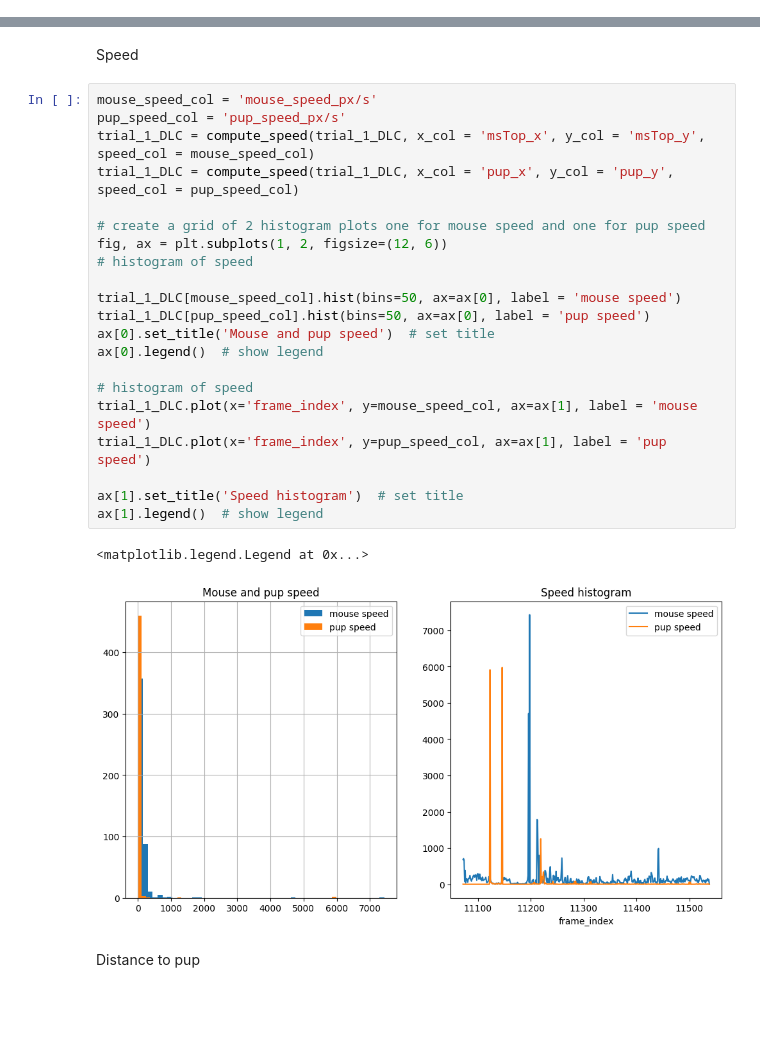
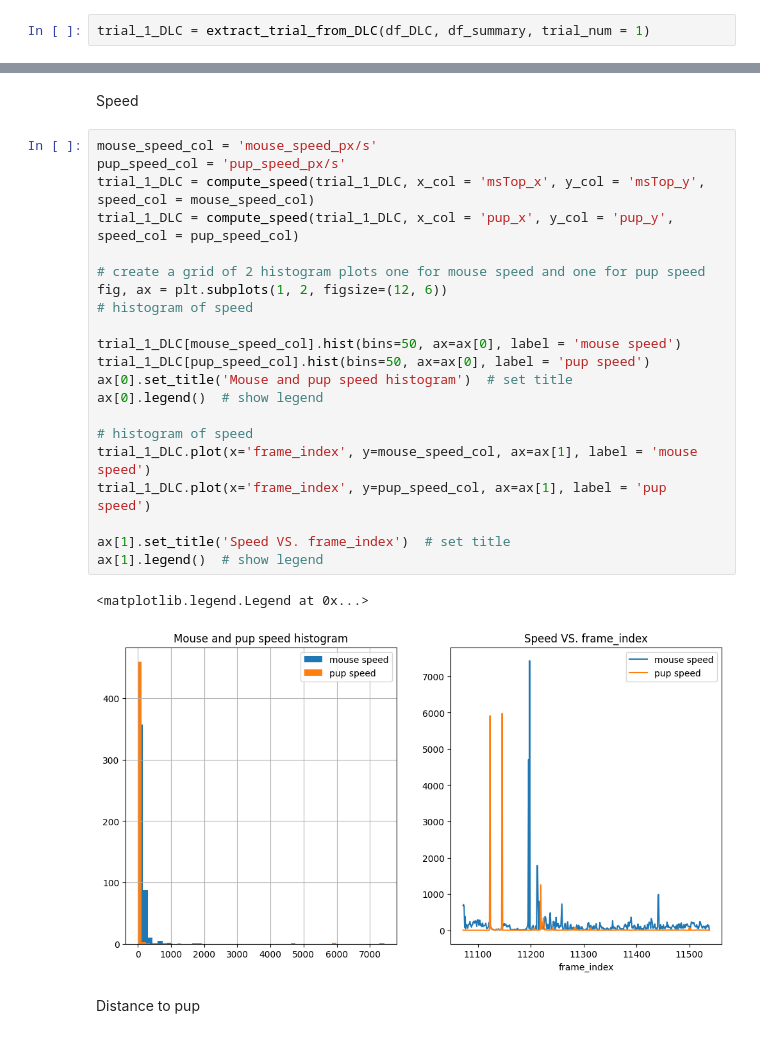
Before and after one commit to danaebroustail/Project, a Jupyter notebook: toolbox_notebook.ipynb, the cells around one changed output, grey strips where cells are left out. Cells and saved outputs as stored; diff of their text form; blank space fills up the shorter version.

```diff
--- a/toolbox_notebook.ipynb
+++ b/toolbox_notebook.ipynb
@@ -120,2 +91,4 @@ End time in seconds: 0:06:24.600000
+# %%
+trial_1_DLC = extract_trial_from_DLC(df_DLC, df_summary, trial_num = 1)
 # %%
 trial_1_DLC.head(3)
@@ -134,27 +162,27 @@ Speed
 # %%
 mouse_speed_col = 'mouse_speed_px/s'
 pup_speed_col = 'pup_speed_px/s'
 trial_1_DLC = compute_speed(trial_1_DLC, x_col = 'msTop_x', y_col = 'msTop_y', speed_col = mouse_speed_col)
 trial_1_DLC = compute_speed(trial_1_DLC, x_col = 'pup_x', y_col = 'pup_y', speed_col = pup_speed_col)
 
 # create a grid of 2 histogram plots one for mouse speed and one for pup speed
 fig, ax = plt.subplots(1, 2, figsize=(12, 6))
 # histogram of speed
 
 trial_1_DLC[mouse_speed_col].hist(bins=50, ax=ax[0], label = 'mouse speed')
 trial_1_DLC[pup_speed_col].hist(bins=50, ax=ax[0], label = 'pup speed')
-ax[0].set_title('Mouse and pup speed')  # set title
+ax[0].set_title('Mouse and pup speed histogram')  # set title
 ax[0].legend()  # show legend
 
 # histogram of speed
 trial_1_DLC.plot(x='frame_index', y=mouse_speed_col, ax=ax[1], label = 'mouse speed')
 trial_1_DLC.plot(x='frame_index', y=pup_speed_col, ax=ax[1], label = 'pup speed')
 
-ax[1].set_title('Speed histogram')  # set title
+ax[1].set_title('Speed VS. frame_index')  # set title
 ax[1].legend()  # show legend
 # %% [output]
 <matplotlib.legend.Legend at 0x...>
-[figure, old version]
+[figure, new version]
 # %% [markdown]
 Distance to pup
 # %%
```
Also changed, not shown: parts of 15 cells of this notebook.
